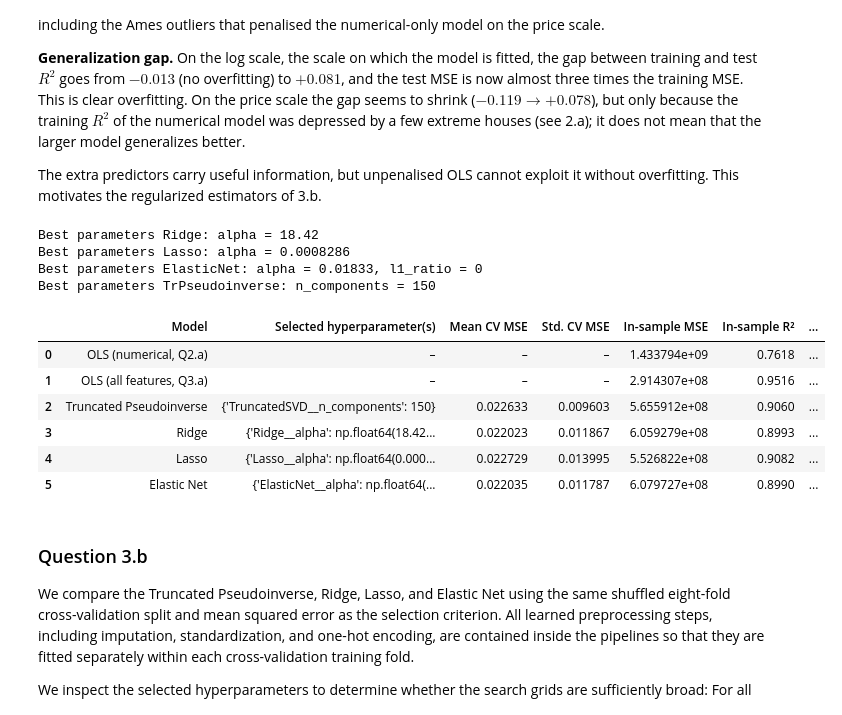
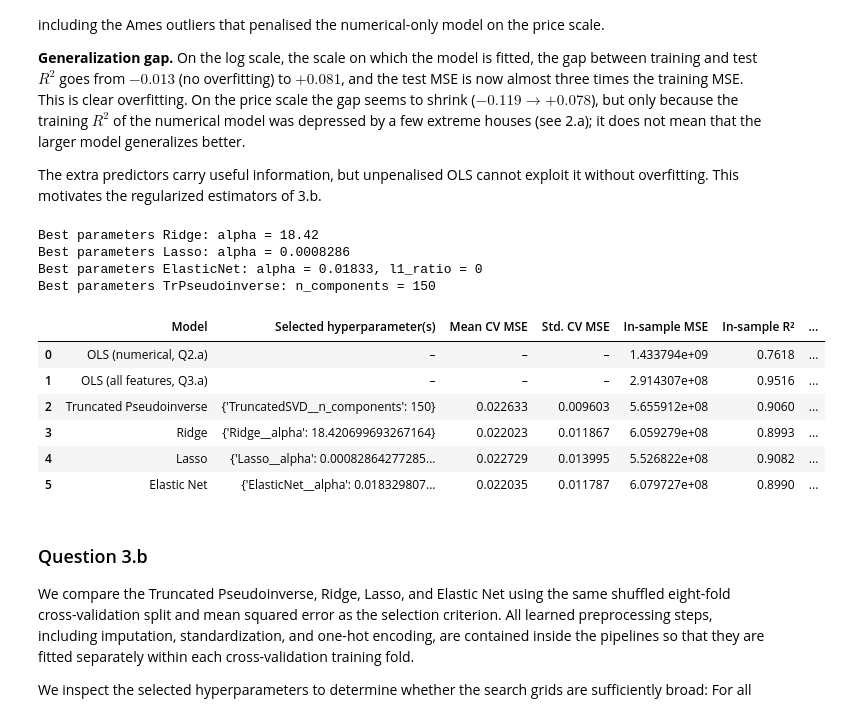
Before and after one commit to minieden/MachineLearningInFinanceProj1, a Jupyter notebook: Coding_Project_1.ipynb, the cells around one changed output. Drawn from its saved outputs; the diff is of its cells as text; code cells hidden in the pictures.

Commit message:
Fix np.float in output table, n_jobs=-1 and 2nd tentative approach
as title,

approach paragraph is still not perfect yet.

```diff
--- a/Coding_Project_1.ipynb
+++ b/Coding_Project_1.ipynb
@@ -1109,15 +1109,15 @@ pipeline_TrPseudoinverse = Pipeline([
 # - svd__n_components
 
 param_grid_Ridge = {
-    "Ridge__alpha": np.logspace(-2, 3, 50)
+    "Ridge__alpha": np.logspace(-2, 3, 50).tolist()
 }
 
 param_grid_Lasso = {
-    "Lasso__alpha": np.logspace(-4, 1, 50)
+    "Lasso__alpha": np.logspace(-4, 1, 50).tolist()
 }
 
 param_grid_ElasticNet = {
-    "ElasticNet__alpha": np.logspace(-3, 1, 20),
+    "ElasticNet__alpha": np.logspace(-3, 1, 20).tolist(),
     "ElasticNet__l1_ratio": [0.0,0.05, 0.1, 0.3, 0.5, 0.7, 0.9, 0.95, 1.0]
 }
 
@@ -1138,6 +1138,7 @@ search_Ridge = GridSearchCV(
     param_grid=param_grid_Ridge,
     scoring="neg_mean_squared_error",
     cv=cv_project,
+    n_jobs=-1,
     refit=True,
 )
 search_Lasso = GridSearchCV(
@@ -1145,8 +1146,7 @@ search_Lasso = GridSearchCV(
     param_grid=param_grid_Lasso,
     scoring="neg_mean_squared_error",
     cv=cv_project,
-    n_jobs=1,
-    pre_dispatch="1*n_jobs",
+    n_jobs=-1,
     refit=True
 )
 search_ElasticNet = GridSearchCV(
@@ -1154,6 +1154,7 @@ search_ElasticNet = GridSearchCV(
     param_grid=param_grid_ElasticNet,
     scoring="neg_mean_squared_error",
     cv=cv_project,
+    n_jobs=-1,
     refit=True,
 )
 search_TrPseudoinverse = GridSearchCV(
@@ -1161,6 +1162,7 @@ search_TrPseudoinverse = GridSearchCV(
     param_grid=param_grid_TrPseudoinverse,
     scoring="neg_mean_squared_error",
     cv=cv_project,
+    n_jobs=-1,
     refit=True,
 )
 
@@ -1338,36 +1340,36 @@ for name, search in regularized_models:
         search=search
     ))
 
 summary_table = pd.DataFrame(rows)
 
 display(
     summary_table.style.format({
         "Mean CV MSE": lambda x: (
             f"{x:.6f}" if isinstance(x, (int, float, np.number))
             else x
         ),
         "Std. CV MSE": lambda x: (
             f"{x:.6f}" if isinstance(x, (int, float, np.number))
             else x
         ),
         "In-sample MSE": lambda x: f"{x:.6e}",
         "Out-of-sample MSE": lambda x: f"{x:.6e}",
         "In-sample R²": lambda x: f"{x:.4f}",
         "Out-of-sample R²": lambda x: f"{x:.4f}"
     })
 )
 # %% [output]
 Best parameters Ridge: alpha = 18.42
 Best parameters Lasso: alpha = 0.0008286
 Best parameters ElasticNet: alpha = 0.01833, l1_ratio = 0
 Best parameters TrPseudoinverse: n_components = 150
 |  | Model | Selected hyperparameter(s) | Mean CV MSE | Std. CV MSE | In-sample MSE | In-sample R² | ... |
 | 0 | OLS (numerical, Q2.a) | – | – | – | 1.433794e+09 | 0.7618 | ... |
 | 1 | OLS (all features, Q3.a) | – | – | – | 2.914307e+08 | 0.9516 | ... |
 | 2 | Truncated Pseudoinverse | {'TruncatedSVD__n_components': 150} | 0.022633 | 0.009603 | 5.655912e+08 | 0.9060 | ... |
-| 3 | Ridge | {'Ridge__alpha': np.float64(18.42... | 0.022023 | 0.011867 | 6.059279e+08 | 0.8993 | ... |
-| 4 | Lasso | {'Lasso__alpha': np.float64(0.000... | 0.022729 | 0.013995 | 5.526822e+08 | 0.9082 | ... |
-| 5 | Elastic Net | {'ElasticNet__alpha': np.float64(... | 0.022035 | 0.011787 | 6.079727e+08 | 0.8990 | ... |
+| 3 | Ridge | {'Ridge__alpha': 18.420699693267164} | 0.022023 | 0.011867 | 6.059279e+08 | 0.8993 | ... |
+| 4 | Lasso | {'Lasso__alpha': 0.00082864277285... | 0.022729 | 0.013995 | 5.526822e+08 | 0.9082 | ... |
+| 5 | Elastic Net | {'ElasticNet__alpha': 0.018329807... | 0.022035 | 0.011787 | 6.079727e+08 | 0.8990 | ... |
 # %% [markdown]
 ### Question 3.b
 
```
Also changed, not shown: parts of 2 cells of this notebook.
